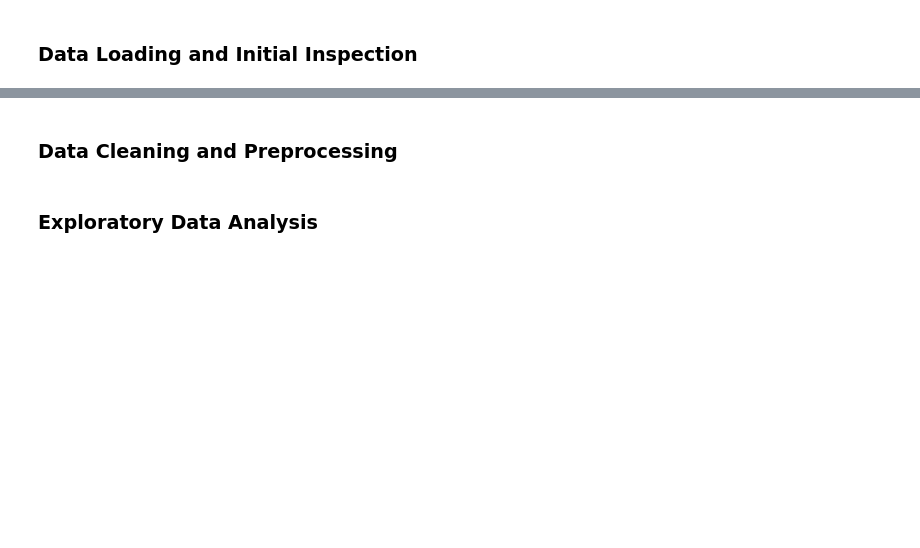
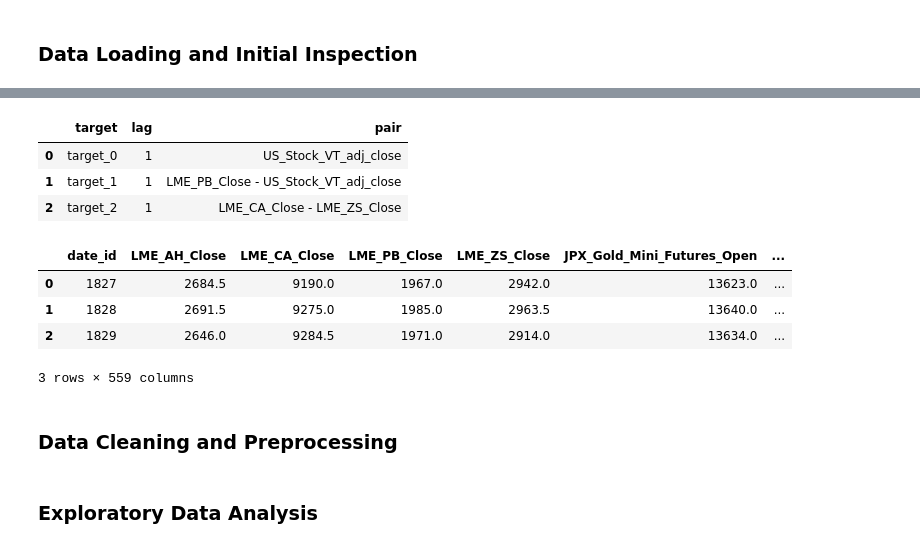
Before and after one commit to mwakad/future-commodity-returns-prediction-using-historical-stock-forex-market-data, a Jupyter notebook: index.ipynb, the cells around one changed output, grey strips where cells are left out. Drawn from its saved outputs; the diff is of its cells as text; code cells hidden in the pictures; blank space fills up the shorter version.

```diff
--- a/index.ipynb
+++ b/index.ipynb
@@ -112,13 +114,19 @@ print("Evaluation metric functions loaded")
 # %%
 # Load datasets
 def load_data():
-    data_path = './'
 
     # Load training data
-    train = pd.read_csv(f'{data_path}train.csv')
-    train_labels = pd.read_csv(f'{data_path}train_labels.csv')
-    target_pairs = pd.read_csv(f'{data_path}target_pairs.csv')
+    train = pd.read_csv('/kaggle/input/mitsui-commodity-prediction-challenge/train.csv')
+    train_labels = pd.read_csv('/kaggle/input/mitsui-commodity-prediction-challenge/train_labels.csv')
+    target_pairs = pd.read_csv('/kaggle/input/mitsui-commodity-prediction-challenge/target_pairs.csv')
 
     # Load test data
-    test = pd.read_csv(f'{data_path}test.csv')
+    test = pd.read_csv('/kaggle/input/mitsui-commodity-prediction-challenge/test.csv')
     return train, train_labels, target_pairs, test
+
+# Inspect respective shapes of loaded datasets
+train, train_labels, target_pairs, test = load_data()
+print(f"\n Training data shape: {train.shape}")
+print(f" Training labels shape: {train_labels.shape}")
+print(f" Target pairs info: {target_pairs.shape} rows")
+print(f"\n Test data shape: {test.shape}")
@@ -136,5 +149,18 @@ train_labels.head(3)
 # %%
-target_pairs.head()
+target_pairs.head(3)
+# %% [output]
+|  | target | lag | pair |
+| 0 | target_0 | 1 | US_Stock_VT_adj_close |
+| 1 | target_1 | 1 | LME_PB_Close - US_Stock_VT_adj_close |
+| 2 | target_2 | 1 | LME_CA_Close - LME_ZS_Close |
+# %%
+test.head(3)
+# %% [output]
+|  | date_id | LME_AH_Close | LME_CA_Close | LME_PB_Close | LME_ZS_Close | JPX_Gold_Mini_Futures_Open | ... |
+| 0 | 1827 | 2684.5 | 9190.0 | 1967.0 | 2942.0 | 13623.0 | ... |
+| 1 | 1828 | 2691.5 | 9275.0 | 1985.0 | 2963.5 | 13640.0 | ... |
+| 2 | 1829 | 2646.0 | 9284.5 | 1971.0 | 2914.0 | 13634.0 | ... |
+3 rows × 559 columns
 # %% [markdown]
 ### Data Cleaning and Preprocessing
 # %%
```
Also changed, not shown: parts of 40 cells of this notebook.
